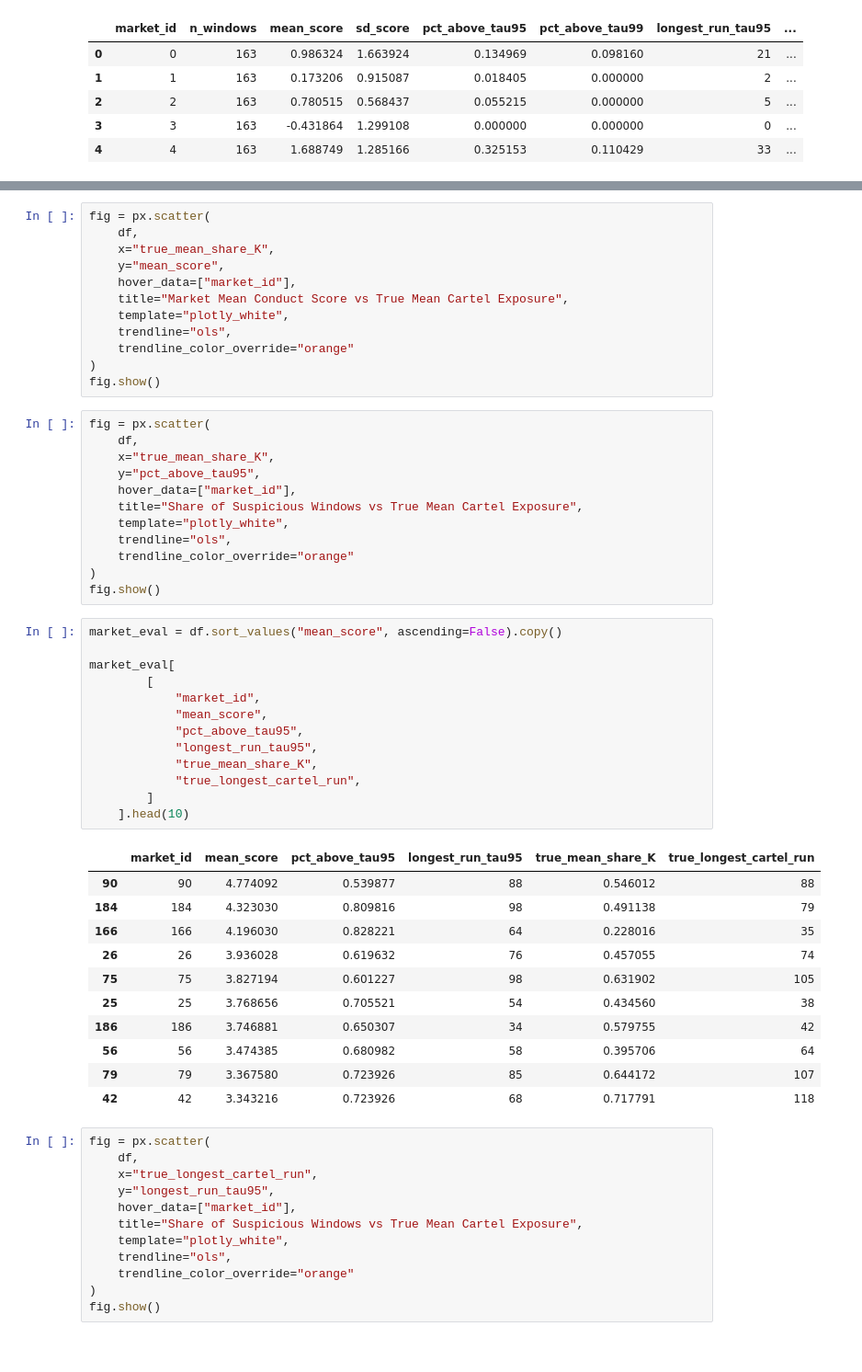
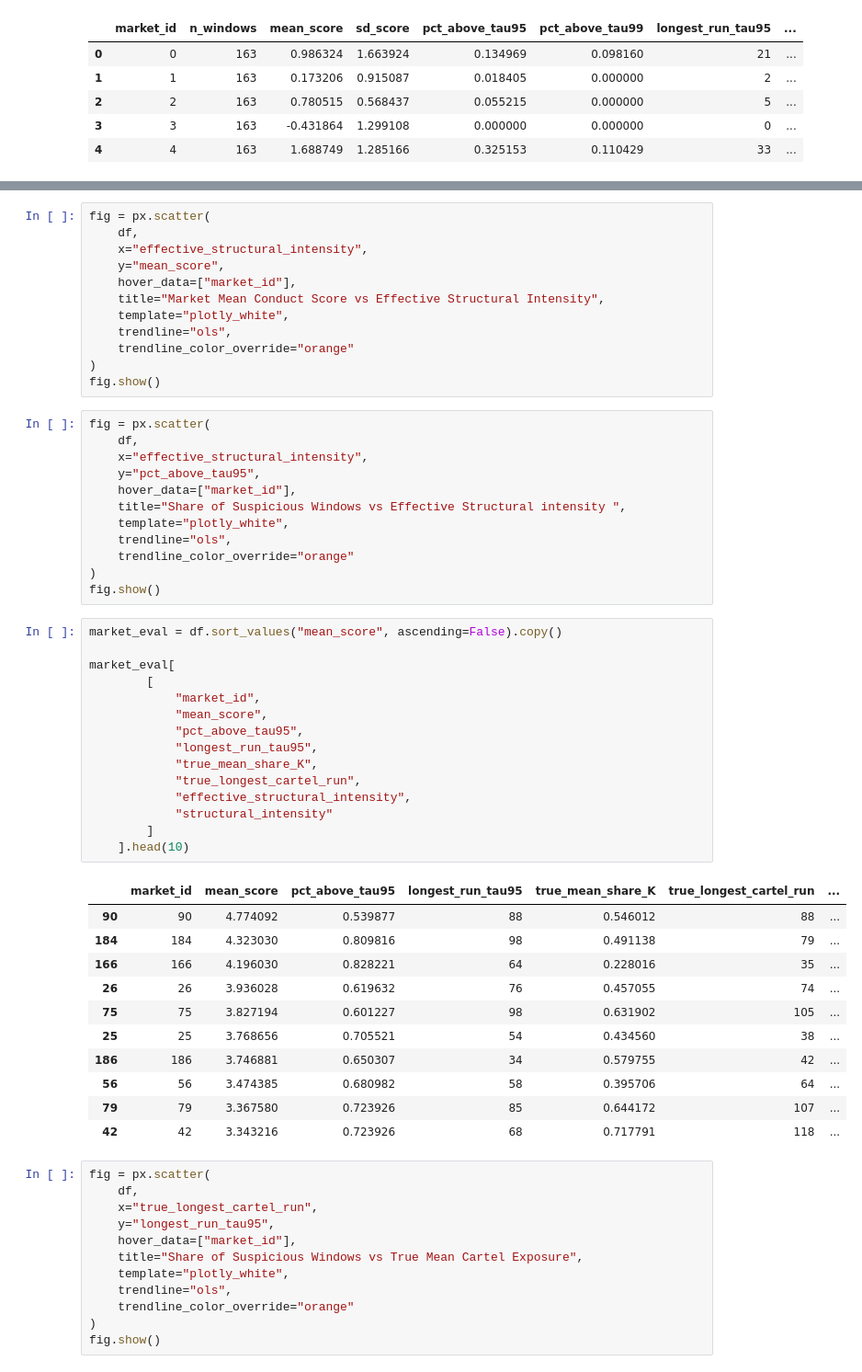
Before and after one commit to daniloldn/detecting-collusion, a Jupyter notebook: notebooks/screening.ipynb, the cells around one changed output, grey strips where cells are left out. Shown at 92% size. Cells and saved outputs as stored; diff of their text form.

```diff
--- a/notebooks/screening.ipynb
+++ b/notebooks/screening.ipynb
@@ -60,10 +118,10 @@ Spearman correlation for true_longest_cartel_run: 0.958, p-value: 0.000
 # %%
 fig = px.scatter(
     df,
-    x="true_mean_share_K",
+    x="effective_structural_intensity",
     y="mean_score",
     hover_data=["market_id"],
-    title="Market Mean Conduct Score vs True Mean Cartel Exposure",
+    title="Market Mean Conduct Score vs Effective Structural Intensity",
     template="plotly_white",
     trendline="ols",
     trendline_color_override="orange"
@@ -72,10 +130,10 @@ fig.show()
 # %%
 fig = px.scatter(
     df,
-    x="true_mean_share_K",
+    x="effective_structural_intensity",
     y="pct_above_tau95",
     hover_data=["market_id"],
-    title="Share of Suspicious Windows vs True Mean Cartel Exposure",
+    title="Share of Suspicious Windows vs Effective Structural intensity ",
     template="plotly_white",
     trendline="ols",
     trendline_color_override="orange"
@@ -84,28 +142,30 @@ fig.show()
 # %%
 market_eval = df.sort_values("mean_score", ascending=False).copy()
 
 market_eval[
         [
             "market_id",
             "mean_score",
             "pct_above_tau95",
             "longest_run_tau95",
             "true_mean_share_K",
             "true_longest_cartel_run",
+            "effective_structural_intensity",
+            "structural_intensity"
         ]
     ].head(10)
 # %% [output]
-|  | market_id | mean_score | pct_above_tau95 | longest_run_tau95 | true_mean_share_K | true_longest_cartel_run |
-| 90 | 90 | 4.774092 | 0.539877 | 88 | 0.546012 | 88 |
-| 184 | 184 | 4.323030 | 0.809816 | 98 | 0.491138 | 79 |
-| 166 | 166 | 4.196030 | 0.828221 | 64 | 0.228016 | 35 |
-| 26 | 26 | 3.936028 | 0.619632 | 76 | 0.457055 | 74 |
-| 75 | 75 | 3.827194 | 0.601227 | 98 | 0.631902 | 105 |
-| 25 | 25 | 3.768656 | 0.705521 | 54 | 0.434560 | 38 |
-| 186 | 186 | 3.746881 | 0.650307 | 34 | 0.579755 | 42 |
-| 56 | 56 | 3.474385 | 0.680982 | 58 | 0.395706 | 64 |
-| 79 | 79 | 3.367580 | 0.723926 | 85 | 0.644172 | 107 |
-| 42 | 42 | 3.343216 | 0.723926 | 68 | 0.717791 | 118 |
+|  | market_id | mean_score | pct_above_tau95 | longest_run_tau95 | true_mean_share_K | true_longest_cartel_run | ... |
+| 90 | 90 | 4.774092 | 0.539877 | 88 | 0.546012 | 88 | ... |
+| 184 | 184 | 4.323030 | 0.809816 | 98 | 0.491138 | 79 | ... |
+| 166 | 166 | 4.196030 | 0.828221 | 64 | 0.228016 | 35 | ... |
+| 26 | 26 | 3.936028 | 0.619632 | 76 | 0.457055 | 74 | ... |
+| 75 | 75 | 3.827194 | 0.601227 | 98 | 0.631902 | 105 | ... |
+| 25 | 25 | 3.768656 | 0.705521 | 54 | 0.434560 | 38 | ... |
+| 186 | 186 | 3.746881 | 0.650307 | 34 | 0.579755 | 42 | ... |
+| 56 | 56 | 3.474385 | 0.680982 | 58 | 0.395706 | 64 | ... |
+| 79 | 79 | 3.367580 | 0.723926 | 85 | 0.644172 | 107 | ... |
+| 42 | 42 | 3.343216 | 0.723926 | 68 | 0.717791 | 118 | ... |
 # %%
 fig = px.scatter(
     df,
```
Also changed, not shown: parts of 10 cells of this notebook, 4 other files.
